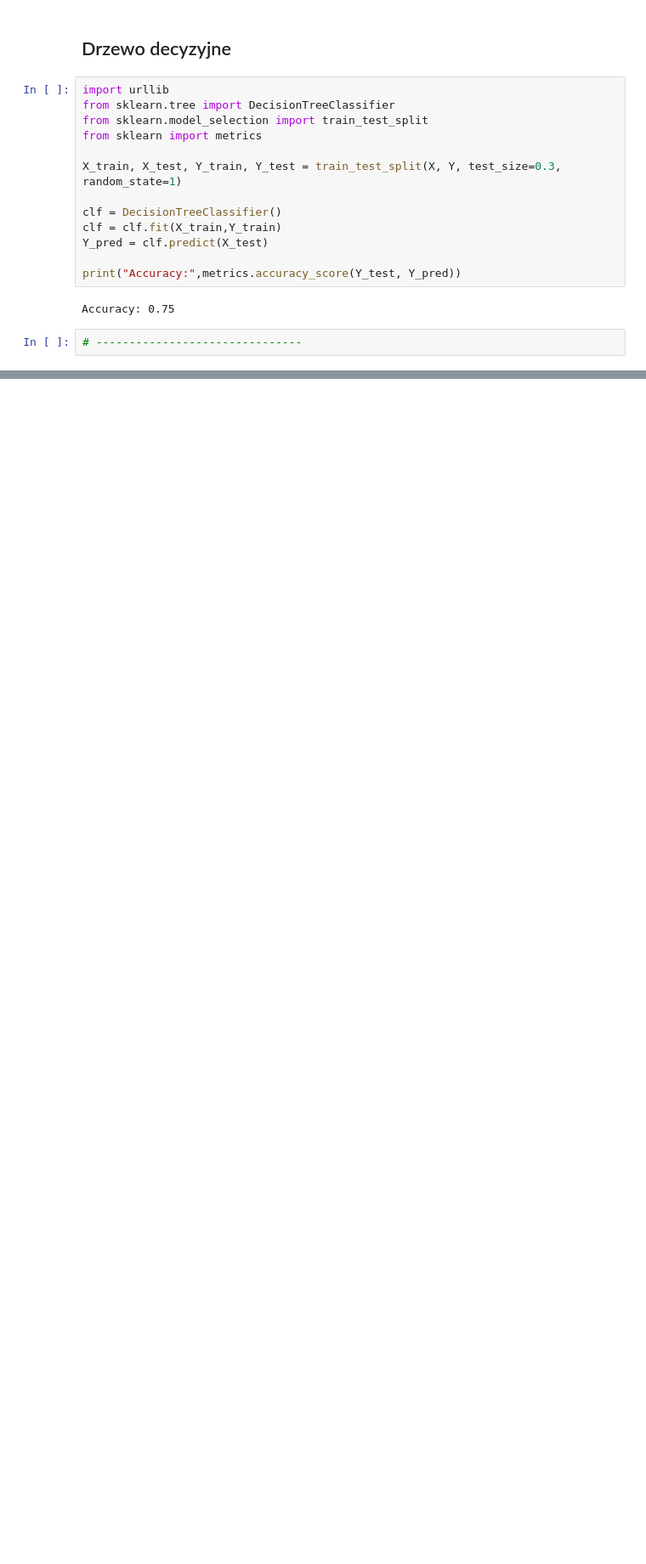
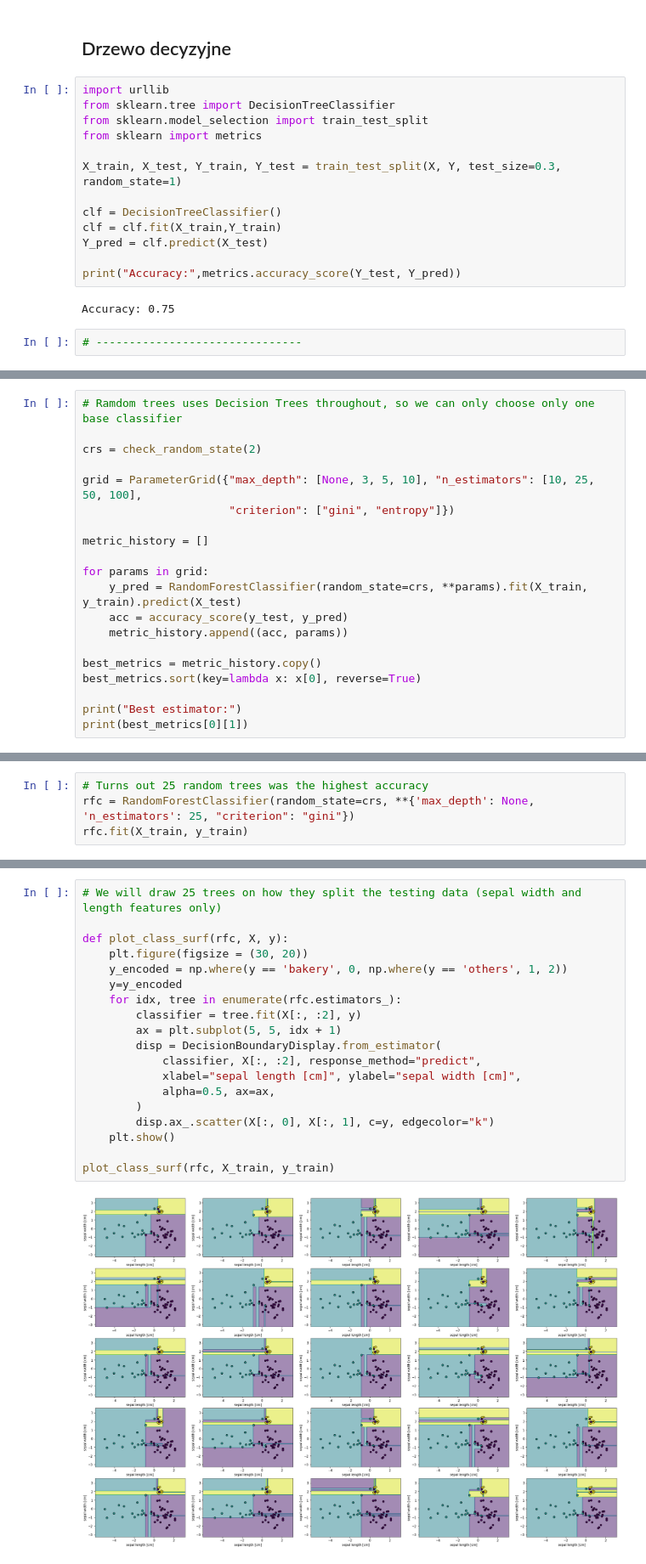
Before and after one commit to magda9906/starbucks_nutrition, a Jupyter notebook: analiza_wstepna.ipynb, the cells around one changed output, grey strips where cells are left out. Shown at 85% size. Drawn from its saved outputs; the diff is of its cells as text; blank space fills up the shorter version.

```diff
--- a/analiza_wstepna.ipynb
+++ b/analiza_wstepna.ipynb
@@ -664,0 +729,20 @@ scores.mean()
+# %%
+# Ramdom trees uses Decision Trees throughout, so we can only choose only one base classifier
+
+crs = check_random_state(2)
+
+grid = ParameterGrid({"max_depth": [None, 3, 5, 10], "n_estimators": [10, 25, 50, 100],
+                      "criterion": ["gini", "entropy"]})
+
+metric_history = []
+
+for params in grid:
+    y_pred = RandomForestClassifier(random_state=crs, **params).fit(X_train, y_train).predict(X_test)
+    acc = accuracy_score(y_test, y_pred)
+    metric_history.append((acc, params))
+
+best_metrics = metric_history.copy()
+best_metrics.sort(key=lambda x: x[0], reverse=True)
+
+print("Best estimator:")
+print(best_metrics[0][1])
@@ -664,0 +752,4 @@ scores.mean()
+# %%
+# Turns out 25 random trees was the highest accuracy
+rfc = RandomForestClassifier(random_state=crs, **{'max_depth': None, 'n_estimators': 25, "criterion": "gini"})
+rfc.fit(X_train, y_train)
@@ -664,0 +774,21 @@ scores.mean()
+# %%
+# We will draw 25 trees on how they split the testing data (sepal width and length features only)
+
+def plot_class_surf(rfc, X, y):
+    plt.figure(figsize = (30, 20))
+    y_encoded = np.where(y == 'bakery', 0, np.where(y == 'others', 1, 2))
+    y=y_encoded
+    for idx, tree in enumerate(rfc.estimators_):
+        classifier = tree.fit(X[:, :2], y)
+        ax = plt.subplot(5, 5, idx + 1)
+        disp = DecisionBoundaryDisplay.from_estimator(
+            classifier, X[:, :2], response_method="predict",
+            xlabel="sepal length [cm]", ylabel="sepal width [cm]",
+            alpha=0.5, ax=ax,
+        )
+        disp.ax_.scatter(X[:, 0], X[:, 1], c=y, edgecolor="k")
+    plt.show()
+
+plot_class_surf(rfc, X_train, y_train)
+# %% [output]
+[figure, added]
```
Also changed, not shown: parts of 45 cells of this notebook.
